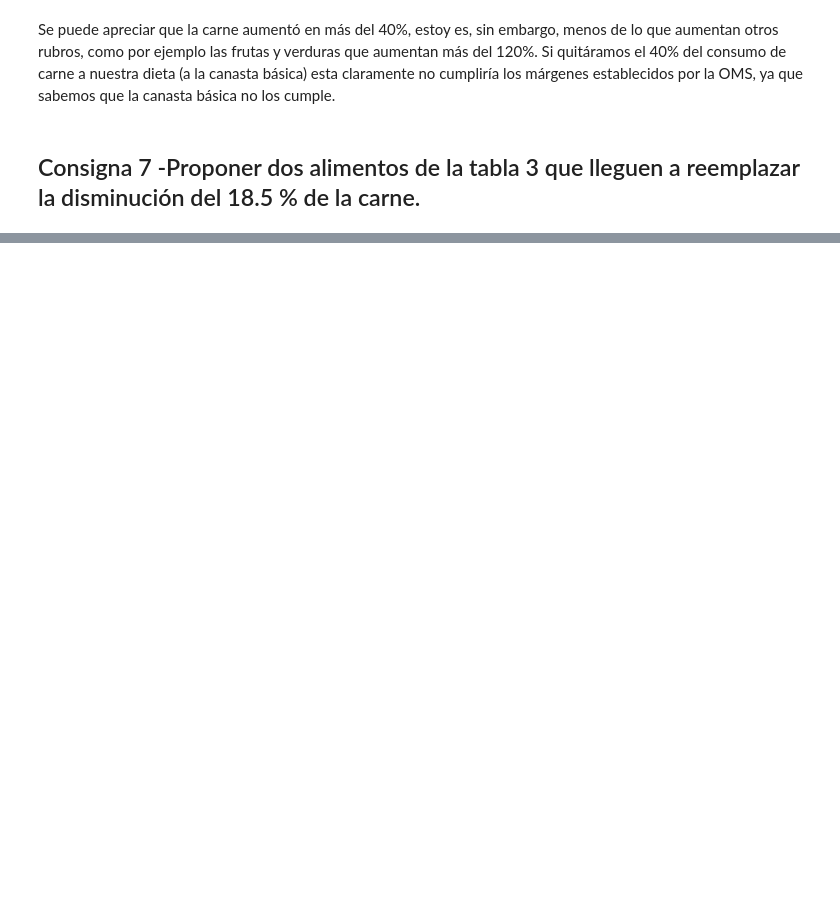
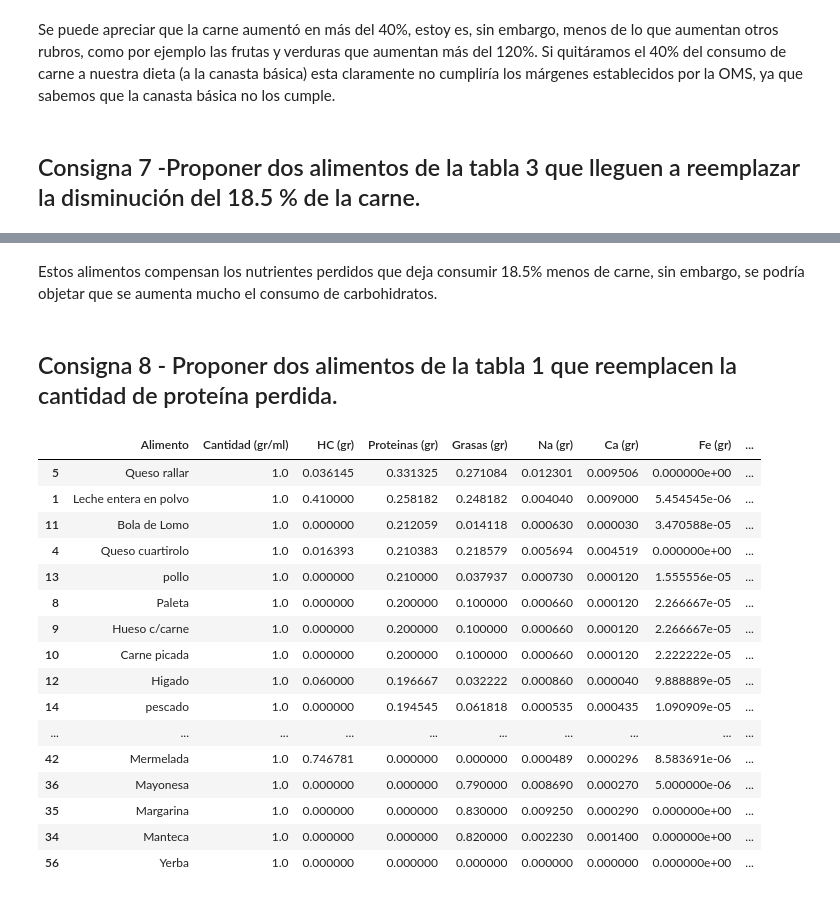
Before and after one commit to r3ch1rd/TP2alc, a Jupyter notebook: TP2alc.ipynb, the cells around one changed output, grey strips where cells are left out. Saved outputs shown, nothing was run; the diff lists cells and outputs as text; code cells hidden in the pictures; blank space fills up the shorter version.

```diff
--- a/TP2alc.ipynb
+++ b/TP2alc.ipynb
@@ -530,0 +600,24 @@ dtype: float64
+# %% [markdown]
+Estos alimentos compensan los nutrientes perdidos que deja consumir 18.5% menos de carne, sin embargo, se podría objetar que se aumenta mucho el consumo de carbohidratos.
+# %% [markdown]
+## Consigna 8 - Proponer dos alimentos de la tabla 1 que reemplacen la cantidad de proteína perdida.
+# %%
+tn0.sort_values("Proteinas (gr)", ascending=False)
+# %% [output]
+|  | Alimento | Cantidad (gr/ml) | HC (gr) | Proteinas (gr) | Grasas (gr) | Na (gr) | Ca (gr) | Fe (gr) | ... |
+| 5 | Queso rallar | 1.0 | 0.036145 | 0.331325 | 0.271084 | 0.012301 | 0.009506 | 0.000000e+00 | ... |
+| 1 | Leche entera en polvo | 1.0 | 0.410000 | 0.258182 | 0.248182 | 0.004040 | 0.009000 | 5.454545e-06 | ... |
+| 11 | Bola de Lomo | 1.0 | 0.000000 | 0.212059 | 0.014118 | 0.000630 | 0.000030 | 3.470588e-05 | ... |
+| 4 | Queso cuartirolo | 1.0 | 0.016393 | 0.210383 | 0.218579 | 0.005694 | 0.004519 | 0.000000e+00 | ... |
+| 13 | pollo | 1.0 | 0.000000 | 0.210000 | 0.037937 | 0.000730 | 0.000120 | 1.555556e-05 | ... |
+| 8 | Paleta | 1.0 | 0.000000 | 0.200000 | 0.100000 | 0.000660 | 0.000120 | 2.266667e-05 | ... |
+| 9 | Hueso c/carne | 1.0 | 0.000000 | 0.200000 | 0.100000 | 0.000660 | 0.000120 | 2.266667e-05 | ... |
+| 10 | Carne picada | 1.0 | 0.000000 | 0.200000 | 0.100000 | 0.000660 | 0.000120 | 2.222222e-05 | ... |
+| 12 | Higado | 1.0 | 0.060000 | 0.196667 | 0.032222 | 0.000860 | 0.000040 | 9.888889e-05 | ... |
+| 14 | pescado | 1.0 | 0.000000 | 0.194545 | 0.061818 | 0.000535 | 0.000435 | 1.090909e-05 | ... |
+| ... | ... | ... | ... | ... | ... | ... | ... | ... | ... |
+| 42 | Mermelada | 1.0 | 0.746781 | 0.000000 | 0.000000 | 0.000489 | 0.000296 | 8.583691e-06 | ... |
+| 36 | Mayonesa | 1.0 | 0.000000 | 0.000000 | 0.790000 | 0.008690 | 0.000270 | 5.000000e-06 | ... |
+| 35 | Margarina | 1.0 | 0.000000 | 0.000000 | 0.830000 | 0.009250 | 0.000290 | 0.000000e+00 | ... |
+| 34 | Manteca | 1.0 | 0.000000 | 0.000000 | 0.820000 | 0.002230 | 0.001400 | 0.000000e+00 | ... |
+| 56 | Yerba | 1.0 | 0.000000 | 0.000000 | 0.000000 | 0.000000 | 0.000000 | 0.000000e+00 | ... |
```
Also changed, not shown: parts of 13 cells of this notebook.
